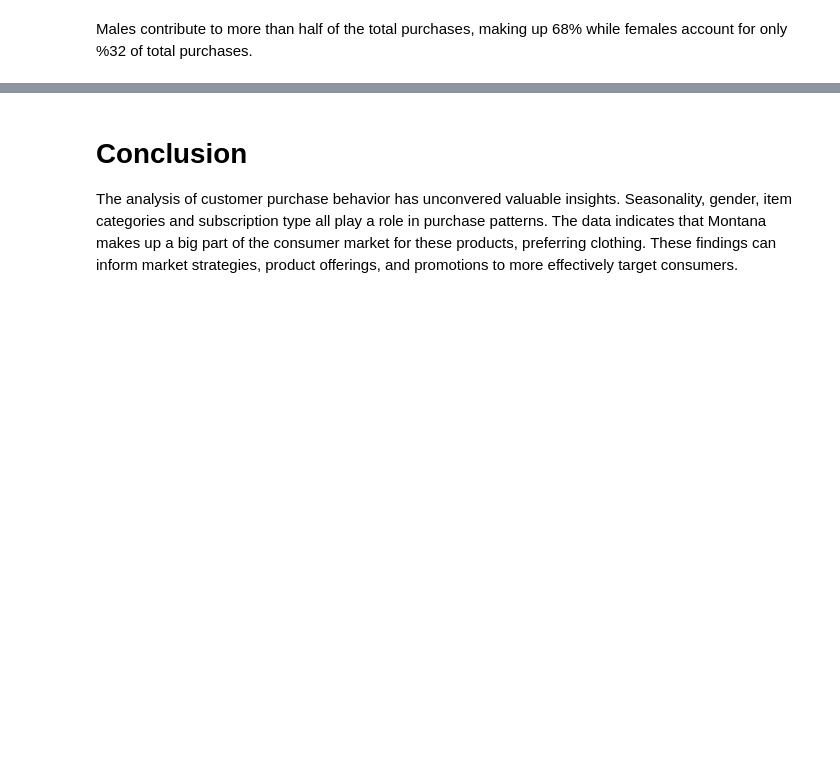
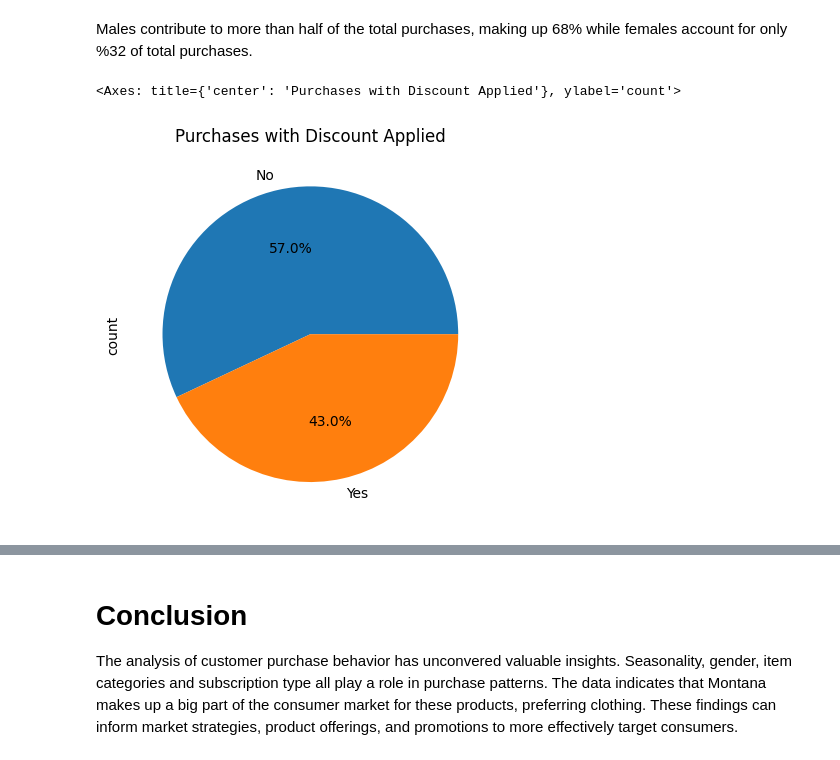
Before and after one commit to skylarsavar/Portfolio, a Jupyter notebook: consumer-behavior-analysis-with-python.ipynb, the cells around one changed output, grey strips where cells are left out. Saved outputs shown, nothing was run; the diff lists cells and outputs as text; code cells hidden in the pictures; blank space fills up the shorter version.

```diff
--- a/consumer-behavior-analysis-with-python.ipynb
+++ b/consumer-behavior-analysis-with-python.ipynb
@@ -414,3 +413,11 @@ gender_purchase.plot(kind = "pie", autopct = '%.1f%%')
 [figure]
 # %% [markdown]
 Males contribute to more than half of the total purchases, making up 68% while females account for only %32 of total purchases.
+# %%
+# Discount applied
+
+discount_applied = data["Discount Applied"].value_counts()
+discount_applied.plot(kind = "pie", autopct = '%.1f%%', title = "Purchases with Discount Applied")
+# %% [output]
+<Axes: title={'center': 'Purchases with Discount Applied'}, ylabel='count'>
+[figure, added]
```
Also changed, not shown: parts of 5 cells of this notebook.
